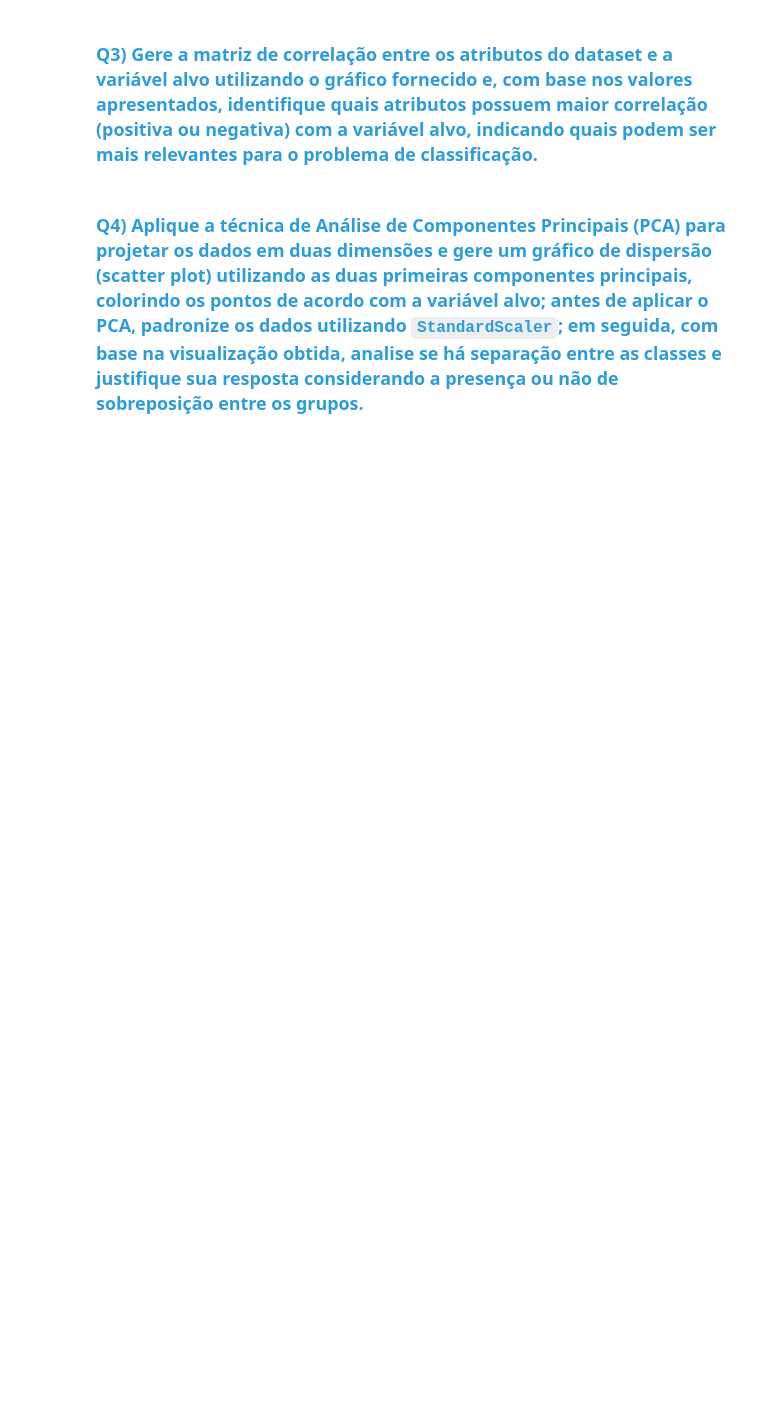
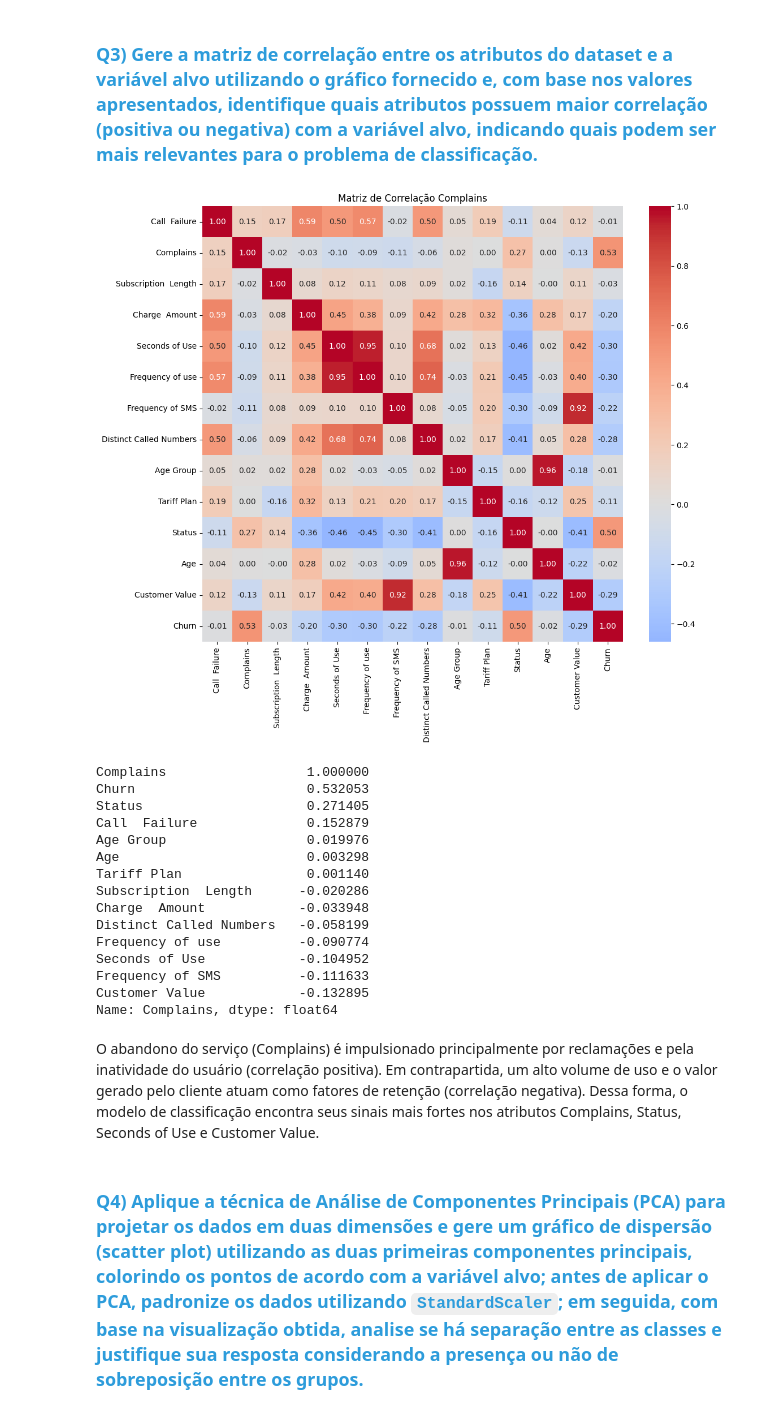
Before and after one commit to FuadMurad-dev/Atividade-De-C06, a Jupyter notebook: lab/C24_2026_1_L1_Atividade_06_2067.ipynb, the cells around one changed output. Cells and saved outputs as stored; diff of their text form; code cells hidden in the pictures; blank space fills up the shorter version.

```diff
--- a/lab/C24_2026_1_L1_Atividade_06_2067.ipynb
+++ b/lab/C24_2026_1_L1_Atividade_06_2067.ipynb
@@ -175,4 +168,35 @@ sns.count
 # %% [markdown]
 ### <font color='#2D9CDB'>Q3) Gere a matriz de correlação entre os atributos do dataset e a variável alvo utilizando o gráfico fornecido e, com base nos valores apresentados, identifique quais atributos possuem maior correlação (positiva ou negativa) com a variável alvo, indicando quais podem ser mais relevantes para o problema de classificação.</font>
+# %%
+import seaborn as sns
+import matplotlib.pyplot as plt
+
+plt.figure(figsize=(12, 10))
+correlation_matrix = df.corr()
+
+sns.heatmap(correlation_matrix, annot=True, fmt=".2f", cmap='coolwarm', center=0)
+plt.title('Matriz de Correlação Complains')
+plt.show()
+
+print(correlation_matrix['Complains'].sort_values(ascending=False))
+# %% [output]
+[figure, added]
+Complains                  1.000000
+Churn                      0.532053
+Status                     0.271405
+Call  Failure              0.152879
+Age Group                  0.019976
+Age                        0.003298
+Tariff Plan                0.001140
+Subscription  Length      -0.020286
+Charge  Amount            -0.033948
+Distinct Called Numbers   -0.058199
+Frequency of use          -0.090774
+Seconds of Use            -0.104952
+Frequency of SMS          -0.111633
+Customer Value            -0.132895
+Name: Complains, dtype: float64
+# %% [markdown]
+O abandono do serviço (Complains) é impulsionado principalmente por reclamações e pela inatividade do usuário (correlação positiva). Em contrapartida, um alto volume de uso e o valor gerado pelo cliente atuam como fatores de retenção (correlação negativa). Dessa forma, o modelo de classificação encontra seus sinais mais fortes nos atributos Complains, Status, Seconds of Use e Customer Value.
 # %% [markdown]
 ### <font color='#2D9CDB'>Q4) Aplique a técnica de Análise de Componentes Principais (PCA) para projetar os dados em duas dimensões e gere um gráfico de dispersão (scatter plot) utilizando as duas primeiras componentes principais, colorindo os pontos de acordo com a variável alvo; antes de aplicar o PCA, padronize os dados utilizando `StandardScaler`; em seguida, com base na visualização obtida, analise se há separação entre as classes e justifique sua resposta considerando a presença ou não de sobreposição entre os grupos.</font>
```
Also changed, not shown: parts of 41 cells of this notebook.
